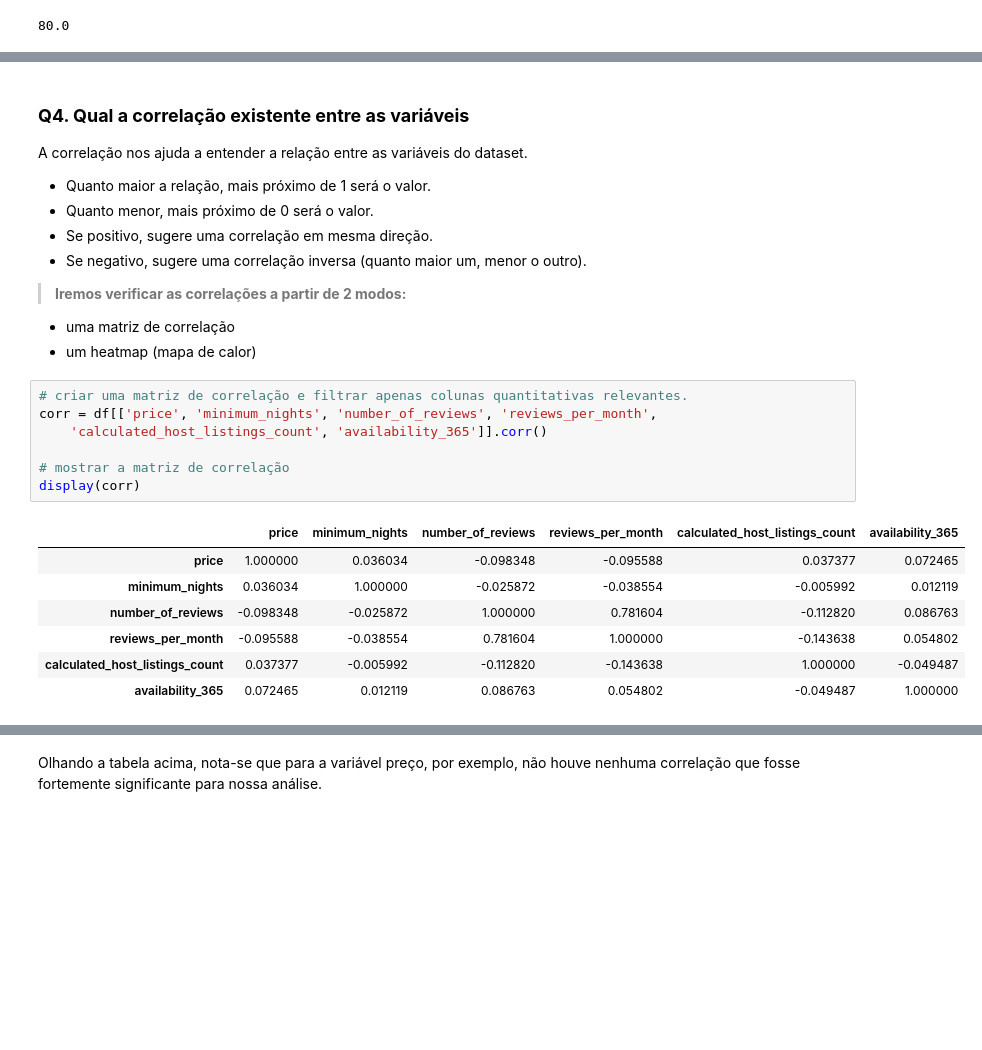
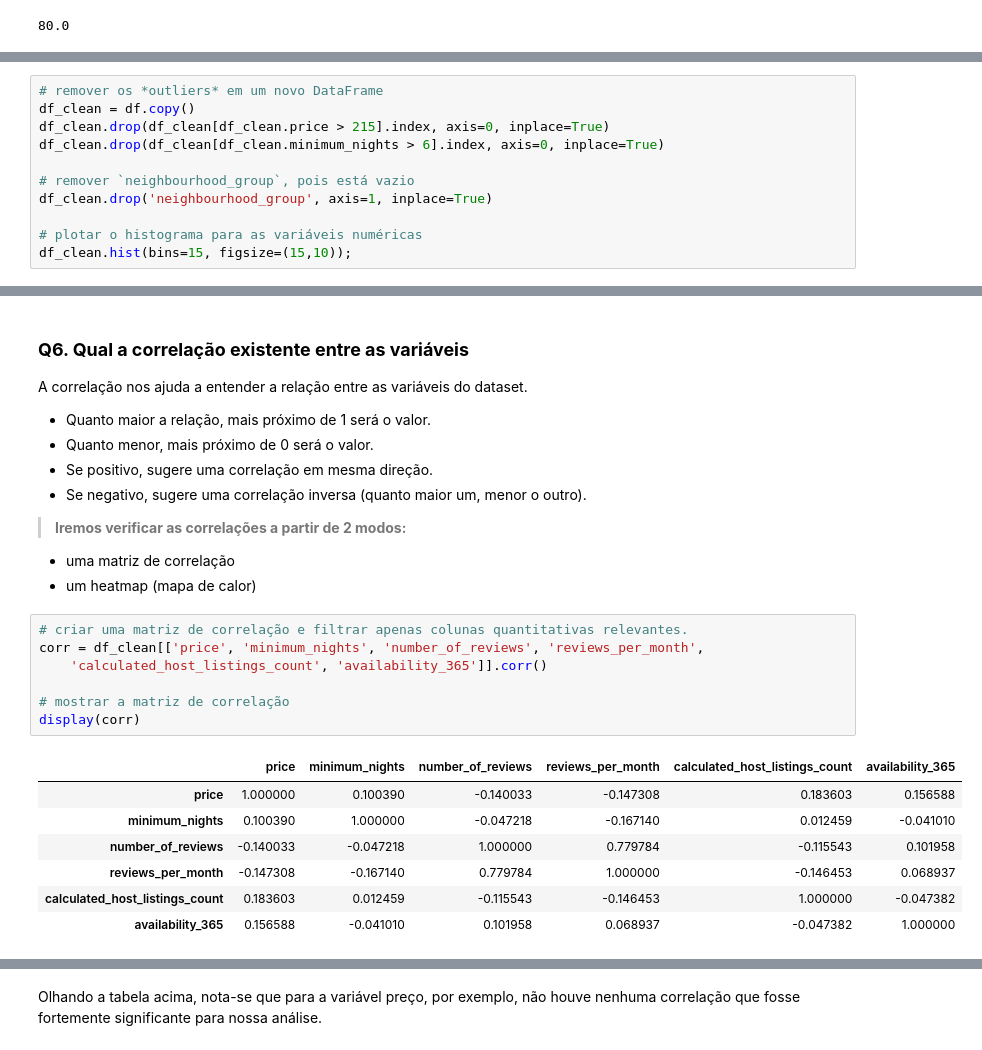
Before and after one commit to felipenaito/data_science, a Jupyter notebook: Analisando_os_Dados_do_Airbnb_Florença.ipynb, the cells around one changed output, grey strips where cells are left out. Cells and saved outputs as stored; diff of their text form; blank space fills up the shorter version.

```diff
--- a/Analisando_os_Dados_do_Airbnb_Florença.ipynb
+++ b/Analisando_os_Dados_do_Airbnb_Florença.ipynb
@@ -155,0 +267,11 @@ df.price.median()
+# %%
+# remover os *outliers* em um novo DataFrame
+df_clean = df.copy()
+df_clean.drop(df_clean[df_clean.price > 215].index, axis=0, inplace=True)
+df_clean.drop(df_clean[df_clean.minimum_nights > 6].index, axis=0, inplace=True)
+
+# remover `neighbourhood_group`, pois está vazio
+df_clean.drop('neighbourhood_group', axis=1, inplace=True)
+
+# plotar o histograma para as variáveis numéricas
+df_clean.hist(bins=15, figsize=(15,10));
@@ -156,5 +280,5 @@ df.price.median()
 # %% [markdown]
-### **Q4. Qual a correlação existente entre as variáveis**
+### **Q6. Qual a correlação existente entre as variáveis**
 
 A correlação nos ajuda a entender a relação entre as variáveis do dataset.
 * Quanto maior a relação, mais próximo de 1 será o valor.
@@ -171,19 +295,19 @@ A correlação nos ajuda a entender a relação entre as variáveis do dataset.
 * um heatmap (mapa de calor)
 # %%
 # criar uma matriz de correlação e filtrar apenas colunas quantitativas relevantes.
-corr = df[['price', 'minimum_nights', 'number_of_reviews', 'reviews_per_month',
+corr = df_clean[['price', 'minimum_nights', 'number_of_reviews', 'reviews_per_month',
     'calculated_host_listings_count', 'availability_365']].corr()
 
 # mostrar a matriz de correlação
 display(corr)
 # %% [output]
 |  | price | minimum_nights | number_of_reviews | reviews_per_month | calculated_host_listings_count | availability_365 |
-| price | 1.000000 | 0.036034 | -0.098348 | -0.095588 | 0.037377 | 0.072465 |
-| minimum_nights | 0.036034 | 1.000000 | -0.025872 | -0.038554 | -0.005992 | 0.012119 |
-| number_of_reviews | -0.098348 | -0.025872 | 1.000000 | 0.781604 | -0.112820 | 0.086763 |
-| reviews_per_month | -0.095588 | -0.038554 | 0.781604 | 1.000000 | -0.143638 | 0.054802 |
-| calculated_host_listings_count | 0.037377 | -0.005992 | -0.112820 | -0.143638 | 1.000000 | -0.049487 |
-| availability_365 | 0.072465 | 0.012119 | 0.086763 | 0.054802 | -0.049487 | 1.000000 |
+| price | 1.000000 | 0.100390 | -0.140033 | -0.147308 | 0.183603 | 0.156588 |
+| minimum_nights | 0.100390 | 1.000000 | -0.047218 | -0.167140 | 0.012459 | -0.041010 |
+| number_of_reviews | -0.140033 | -0.047218 | 1.000000 | 0.779784 | -0.115543 | 0.101958 |
+| reviews_per_month | -0.147308 | -0.167140 | 0.779784 | 1.000000 | -0.146453 | 0.068937 |
+| calculated_host_listings_count | 0.183603 | 0.012459 | -0.115543 | -0.146453 | 1.000000 | -0.047382 |
+| availability_365 | 0.156588 | -0.041010 | 0.101958 | 0.068937 | -0.047382 | 1.000000 |
 # %%
 # plotar um heatmap a partir das correlações
 sns.heatmap(corr, cmap='RdBu', fmt='.2f', square=True, linecolor='white', annot=True);
```
Also changed, not shown: parts of 25 cells of this notebook.
